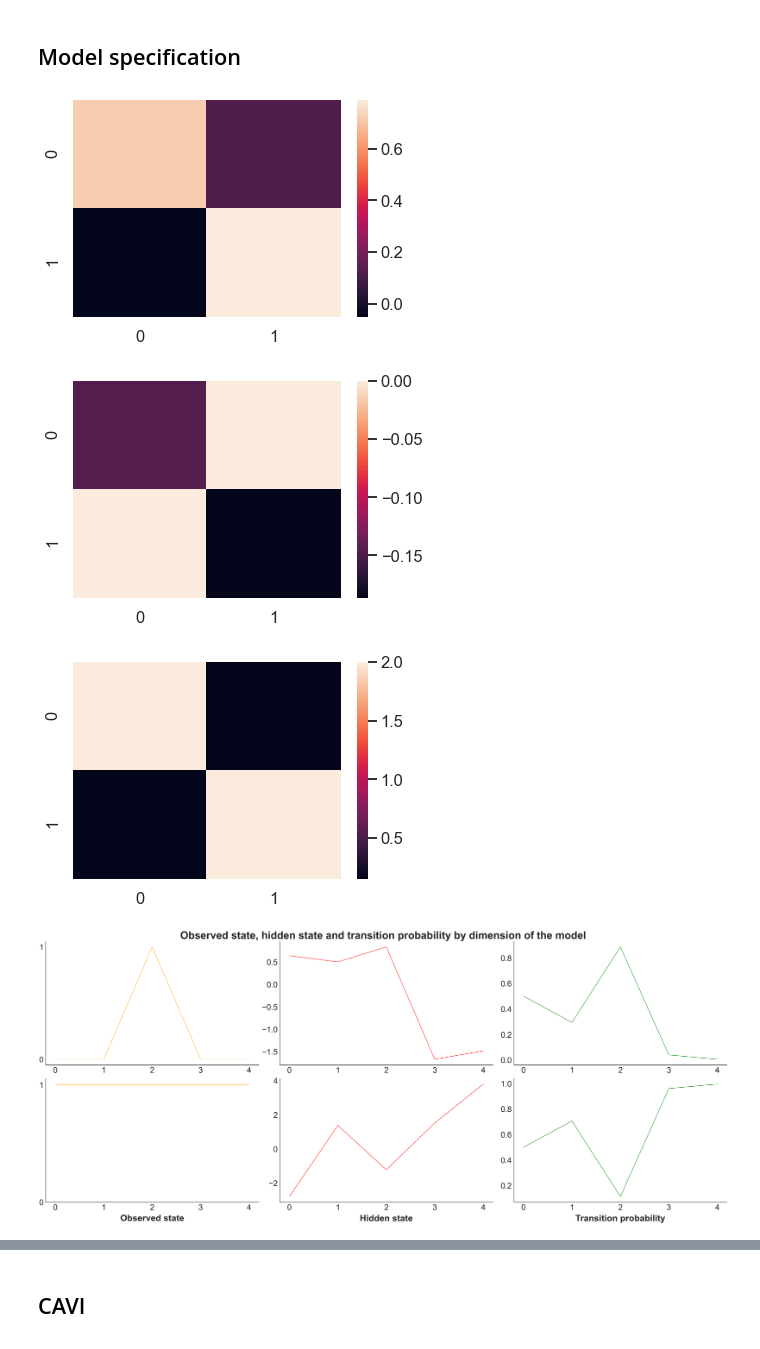
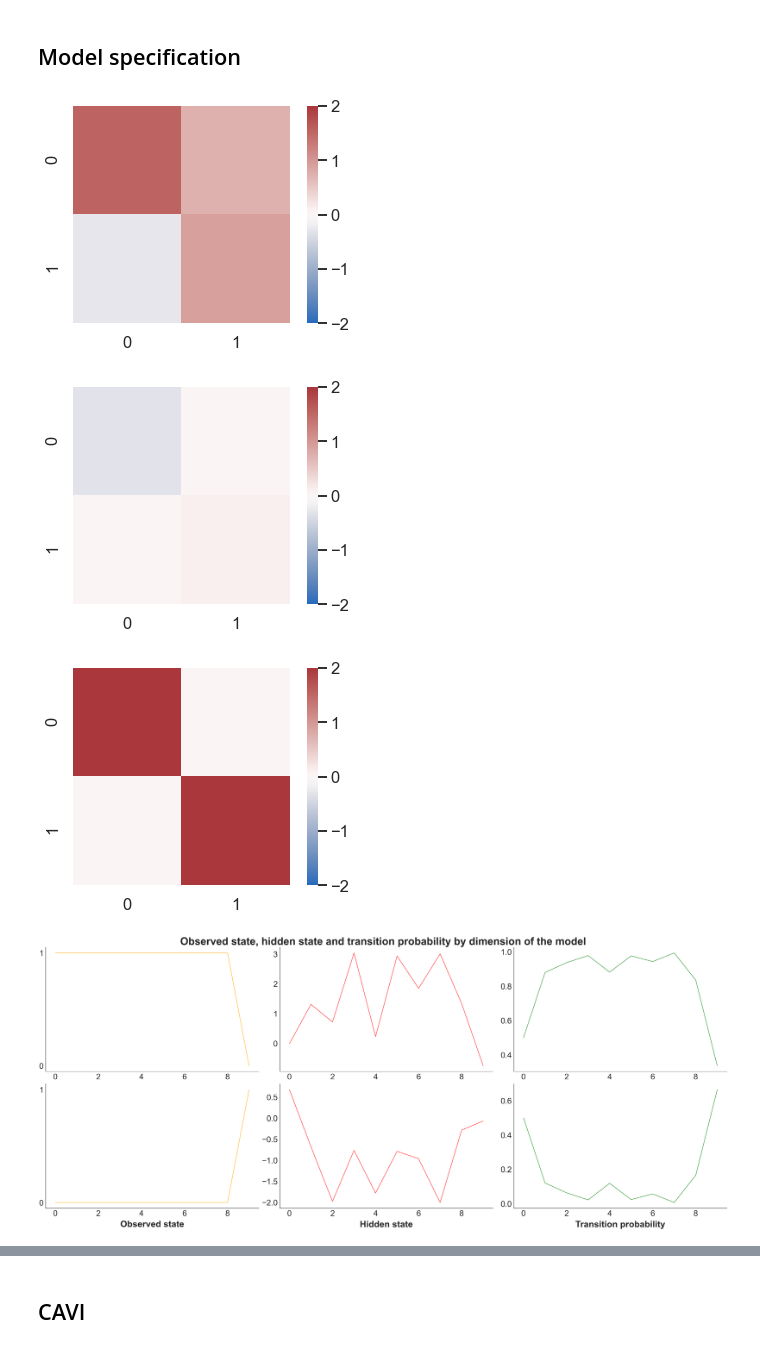
Before and after one commit to LinusBleistein/binary_ts, a Jupyter notebook: torch_structured_optim_softmax.ipynb, the cells around one changed output, grey strips where cells are left out. Drawn from its saved outputs; the diff is of its cells as text; code cells hidden in the pictures.

```diff
--- a/torch_structured_optim_softmax.ipynb
+++ b/torch_structured_optim_softmax.ipynb
@@ -825,24 +957,24 @@ T = 2
 N = 200
 # %%
-true_A = 0.7*np.identity(d) + 0.1*np.random.randn(d,d)
+true_A = np.identity(d) + np.random.randn(d,d)
 true_B = np.diag(np.random.uniform(low=-0.8,high=0.8,size=d))
 
-small_noise = 1/2*np.random.randn(1)
-true_sigma = 2*np.identity(d) + small_noise*np.eye(d)[::-1]
+#small_noise = 1/2*np.random.randn(1)
+true_sigma = 2*np.identity(d)
 # %%
-sns.heatmap(true_A)
+sns.heatmap(true_A,square=True,cmap='vlag',vmin=-2,vmax=2)
 plt.show()
-sns.heatmap(true_B)
+sns.heatmap(true_B,square=True,cmap='vlag',vmin=-2,vmax=2)
 plt.show()
-sns.heatmap(true_sigma)
+sns.heatmap(true_sigma,square=True,cmap='vlag',vmin=-2,vmax=2)
 plt.show()
 # %% [output]
-[figure, old version]
+[figure, new version]
-[figure, old version]
+[figure, new version]
-[figure, old version]
+[figure, new version]
 # %%
 bints = BinaryTS(d=d,T=T,N=N,true_A = true_A,true_B=true_B,true_sigma = true_sigma)
 # %%
-bints.snapshot(N=2,T=5)
+bints.snapshot(N=2,T=10)
 # %% [output]
-[figure, old version]
+[figure, new version]
```
Also changed, not shown: parts of 48 cells of this notebook.
